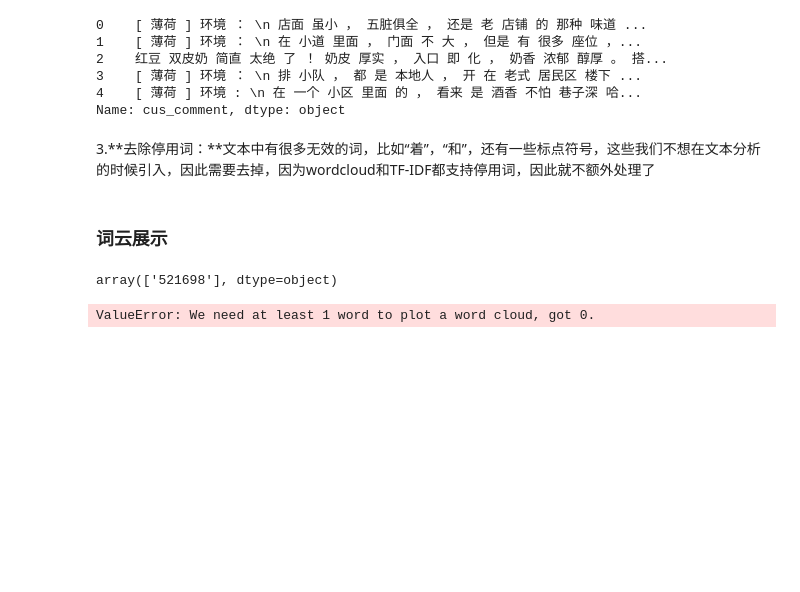
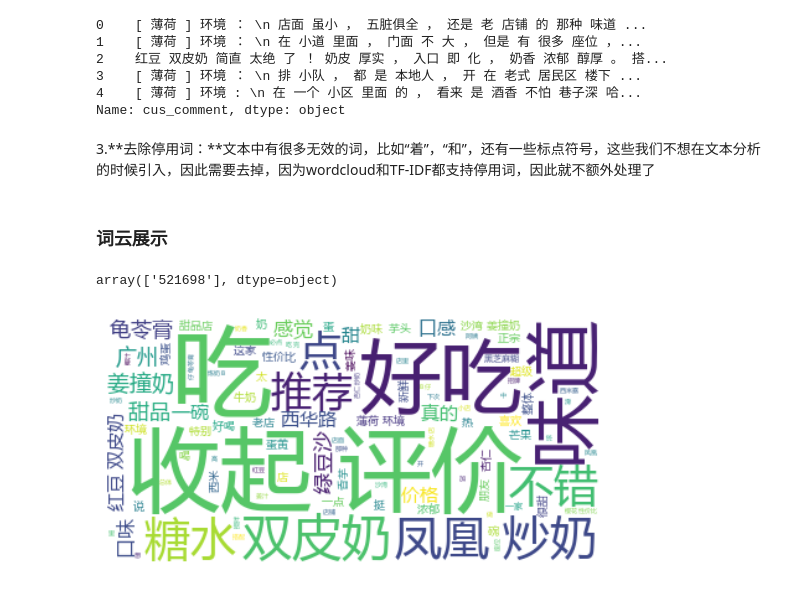
Before and after one commit to Twilight5418/text-and-data, a Jupyter notebook: 文本分析挖掘/探索性数据分析.ipynb, the cells around one changed output. Drawn from its saved outputs; the diff is of its cells as text; code cells hidden in the pictures; blank space fills up the shorter version.

```diff
--- a/文本分析挖掘/探索性数据分析.ipynb
+++ b/文本分析挖掘/探索性数据分析.ipynb
@@ -218,9 +218,9 @@ data['shopID'].unique()
 # %% [output]
 array(['521698'], dtype=object)
 # %%
-ciyun('520004')
+ciyun('521698')
 # %% [output]
-ValueError: We need at least 1 word to plot a word cloud, got 0.
+[figure, added]
 # %%
 #导出数据
 data.to_csv('data.csv',index=False)
```
Also changed, not shown: 1 other file.
